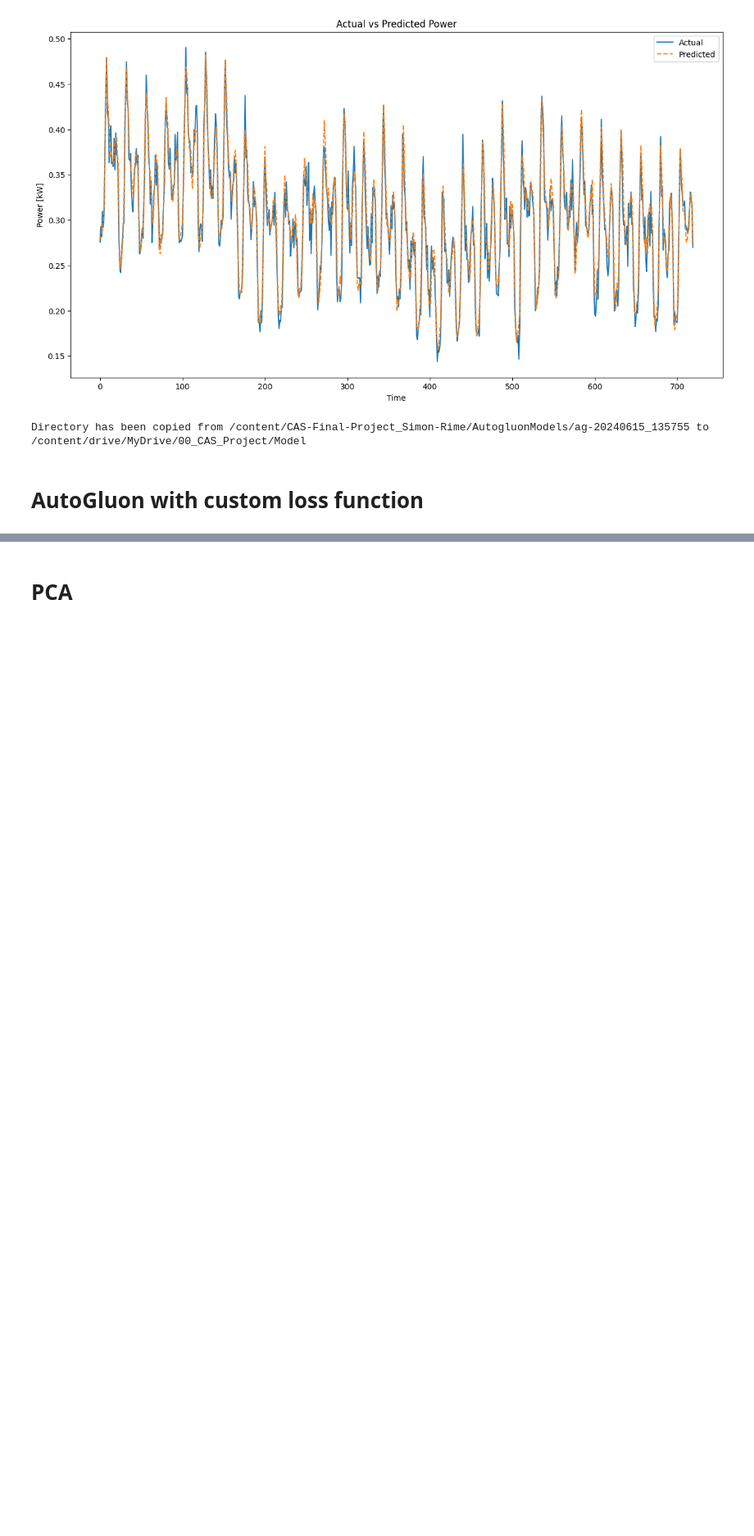
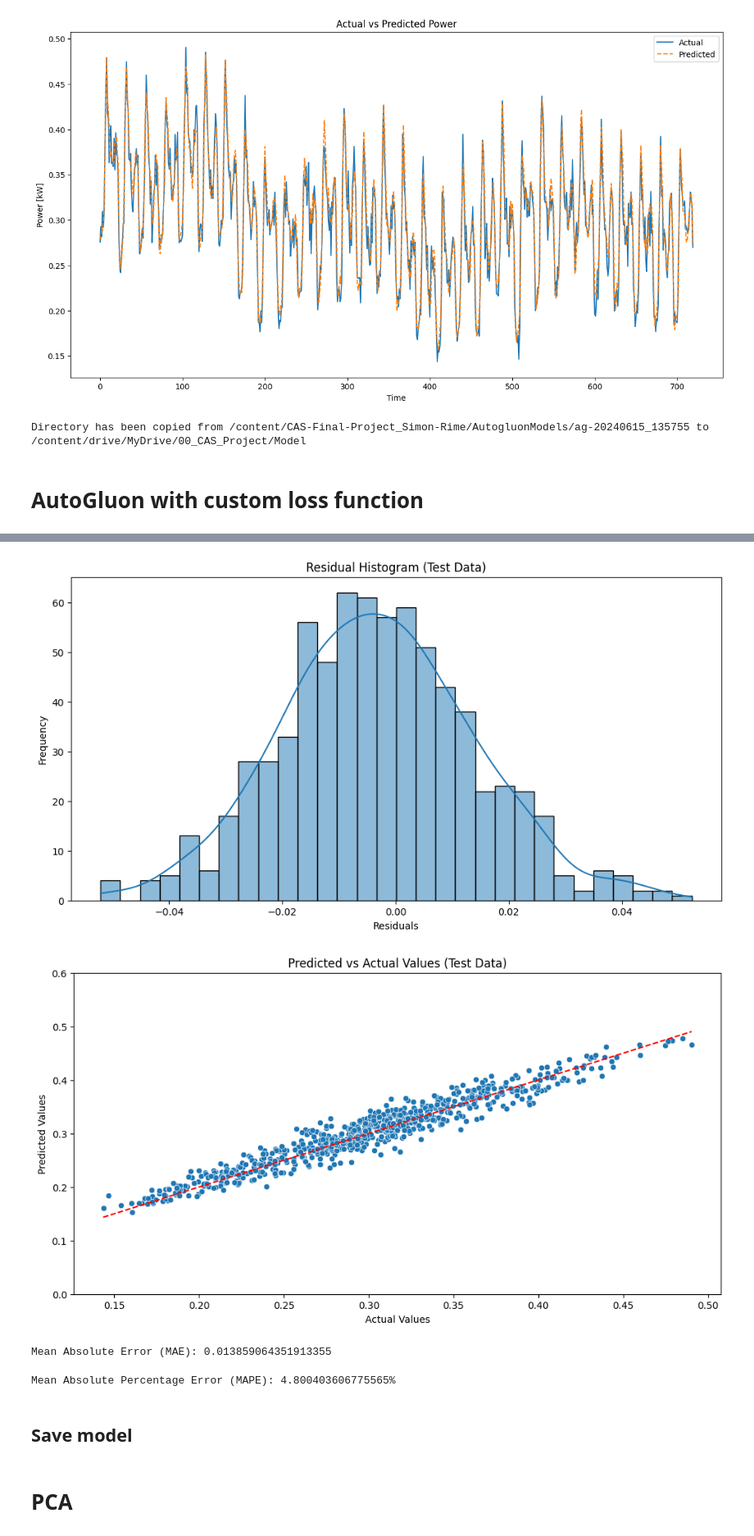
Before and after one commit to SimRime/CAS-Final-Project_Simon-Rime, a Jupyter notebook: Google_Colab_notebook/PowerPlant_NN.ipynb, the cells around one changed output, grey strips where cells are left out. Shown at 82% size. Drawn from its saved outputs; the diff is of its cells as text; code cells hidden in the pictures; blank space fills up the shorter version.

```diff
--- a/Google_Colab_notebook/PowerPlant_NN.ipynb
+++ b/Google_Colab_notebook/PowerPlant_NN.ipynb
@@ -544,0 +821,57 @@ print(performance)
+# %%
+# Create a DataFrame including the index from Power_plant_test
+plot_df_test = pd.DataFrame({
+    'Index': Power_plant_test.index,
+    'Actual': y_test,
+    'Predicted': predictions_test
+})
+
+# Calculate residuals
+plot_df_test['Residuals'] = plot_df_test['Actual'] - plot_df_test['Predicted']
+
+# Plot Residual Histogram for Test Data
+plt.figure(figsize=(12, 6))
+sns.histplot(plot_df_test['Residuals'], kde=True, bins=30)
+plt.title('Residual Histogram (Test Data)')
+plt.xlabel('Residuals')
+plt.ylabel('Frequency')
+plt.show()
+
+# Plot Predicted vs Actual Scatter Plot for Test Data
+plt.figure(figsize=(12, 6))
+sns.scatterplot(x=plot_df_test['Actual'], y=plot_df_test['Predicted'])
+plt.plot([plot_df_test['Actual'].min(), plot_df_test['Actual'].max()],
+         [plot_df_test['Actual'].min(), plot_df_test['Actual'].max()], 'r--')
+plt.title('Predicted vs Actual Values (Test Data)')
+plt.xlabel('Actual Values')
+plt.ylabel('Predicted Values')
+plt.ylim(0, 0.6)  # Set y-axis limits
+plt.show()
+# %% [output]
+[figure, added]
+[figure, added]
+# %%
+# Example actual and predicted values
+actual_values = np.array([0.3, 0.2, 0.5, 0.6])
+predicted_values = np.array([0.31, 0.21, 0.48, 0.59])
+
+# Calculate MAE
+mae = mean_absolute_error(plot_df_test['Actual'], plot_df_test['Predicted'])
+
+print(f'Mean Absolute Error (MAE): {mae}')
+# %% [output]
+Mean Absolute Error (MAE): 0.013859064351913355
+# %%
+# Calculate MAPE
+def mean_absolute_percentage_error(y_true, y_pred):
+    y_true, y_pred = np.array(y_true), np.array(y_pred)
+    return np.mean(np.abs((y_true - y_pred) / y_true)) * 100
+
+# Example with your actual and predicted data
+mape = mean_absolute_percentage_error(plot_df_test['Actual'], plot_df_test['Predicted'])
+
+print(f'Mean Absolute Percentage Error (MAPE): {mape}%')
+# %% [output]
+Mean Absolute Percentage Error (MAPE): 4.800403606775565%
+# %% [markdown]
+## Save model
```
Also changed, not shown: parts of 27 cells of this notebook.
